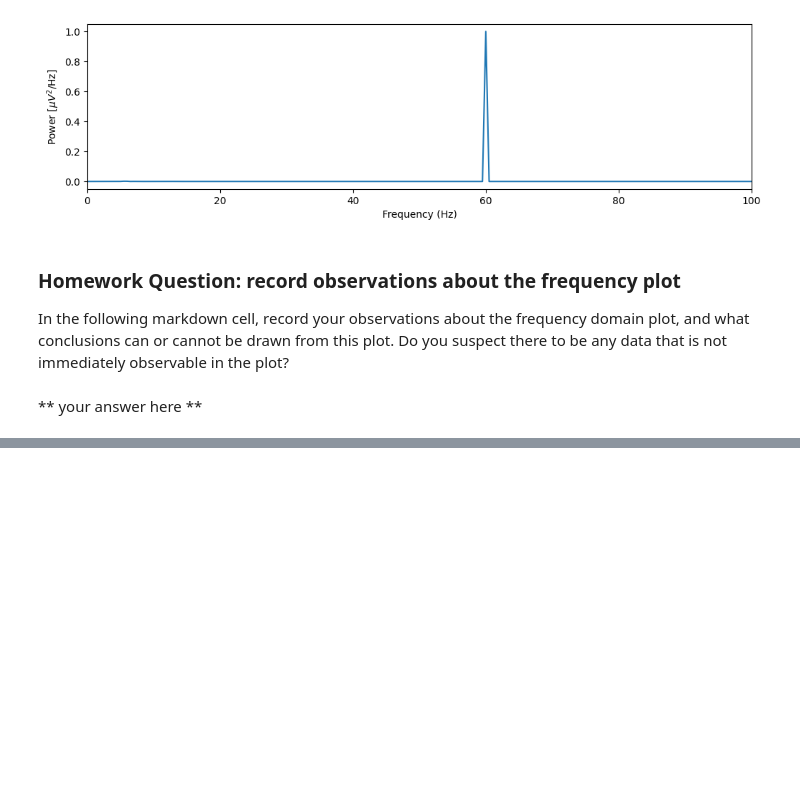
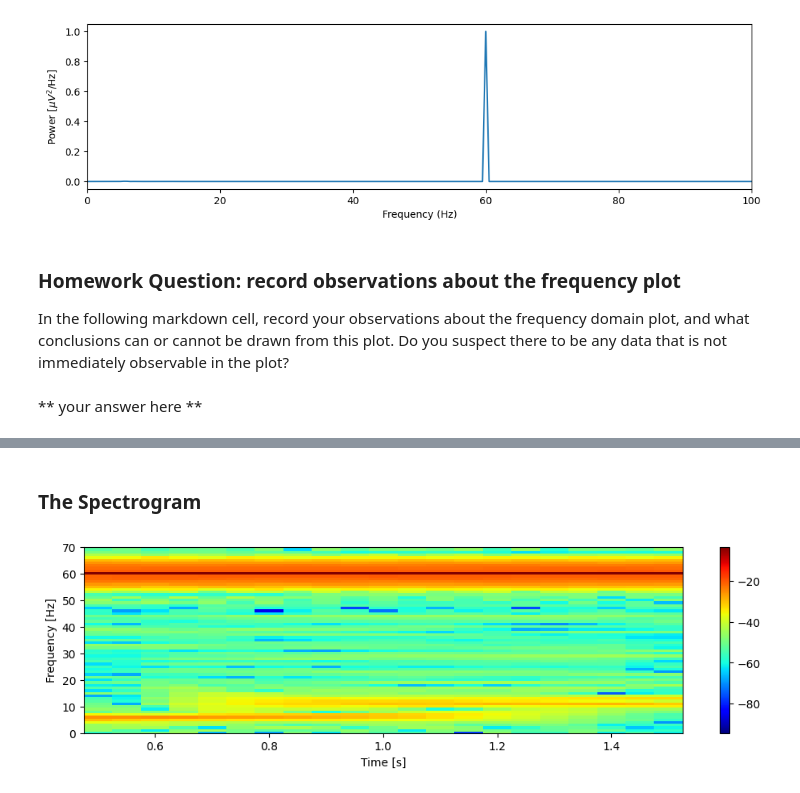
Before and after one commit to Yehuda-Bergstein/BSA-2023, a Jupyter notebook: week-2/bsa-week-2-hw.ipynb, the cells around one changed output, grey strips where cells are left out. Drawn from its saved outputs; the diff is of its cells as text; code cells hidden in the pictures; blank space fills up the shorter version.

```diff
--- a/week-2/bsa-week-2-hw.ipynb
+++ b/week-2/bsa-week-2-hw.ipynb
@@ -129,0 +152,19 @@ Text(0, 0.5, 'Power [dB]')
+# %% [markdown]
+<a id="spectrogram"></a>
+### The Spectrogram
+# %%
+from scipy.signal import spectrogram
+
+f, t, Sxx = spectrogram(
+    EEG,
+    fs=f_s,
+    nperseg=int(f_s),
+    noverlap=int(f_s * 0.95))
+pcolormesh(t, f, 10 * log10(Sxx), cmap='jet')
+colorbar()
+ylim([0, 70])
+xlabel('Time [s]')
+ylabel('Frequency [Hz]')
+show()
+# %% [output]
+[figure, added]
```
Also changed, not shown: parts of 10 cells of this notebook.
